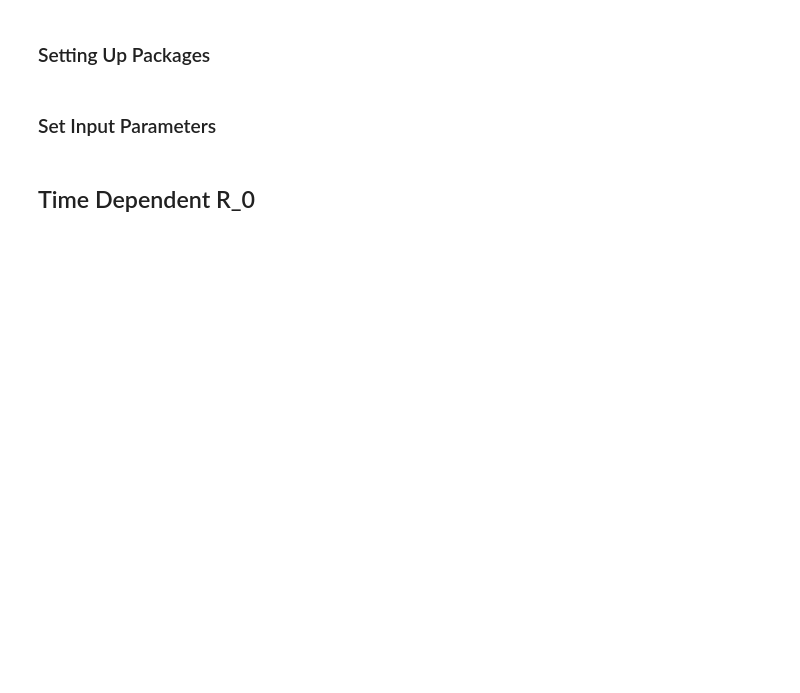
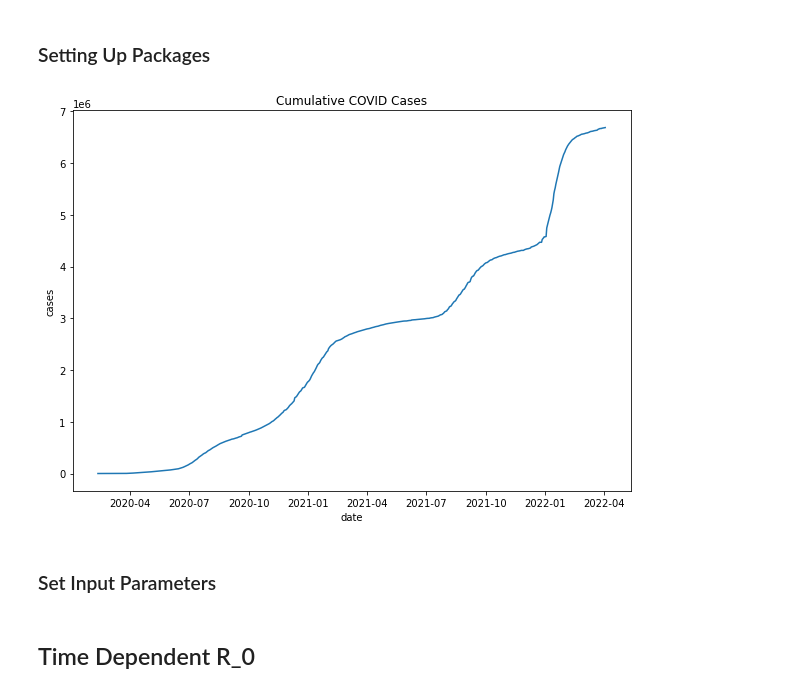
Before and after one commit to aud-z/COVID_SIR, a Jupyter notebook: part_1_TX.ipynb, the cells around one changed output. Cells and saved outputs as stored; diff of their text form; code cells hidden in the pictures; blank space fills up the shorter version.

```diff
--- a/part_1_TX.ipynb
+++ b/part_1_TX.ipynb
@@ -8 +13,9 @@ import pandas as pd
+# %%
+fig, ax = plt.subplots(figsize=(10, 7))
+
+p = sns.lineplot(x='date', y='cases', data=texas_data)
+p.set(title="Cumulative COVID Cases")
+plt.show()
+# %% [output]
+[figure, added]
 # %%
```
Also changed, not shown: parts of 7 cells of this notebook, 1 other file.
